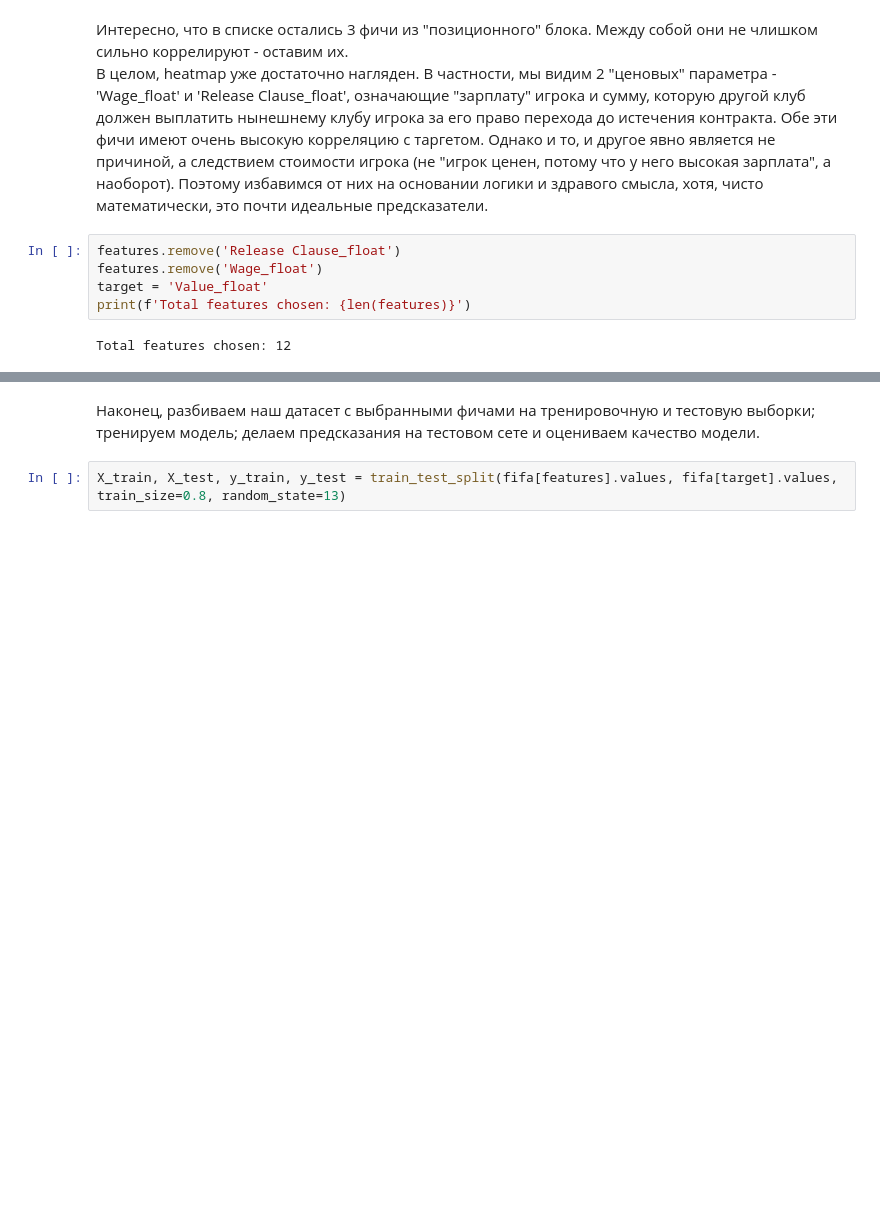
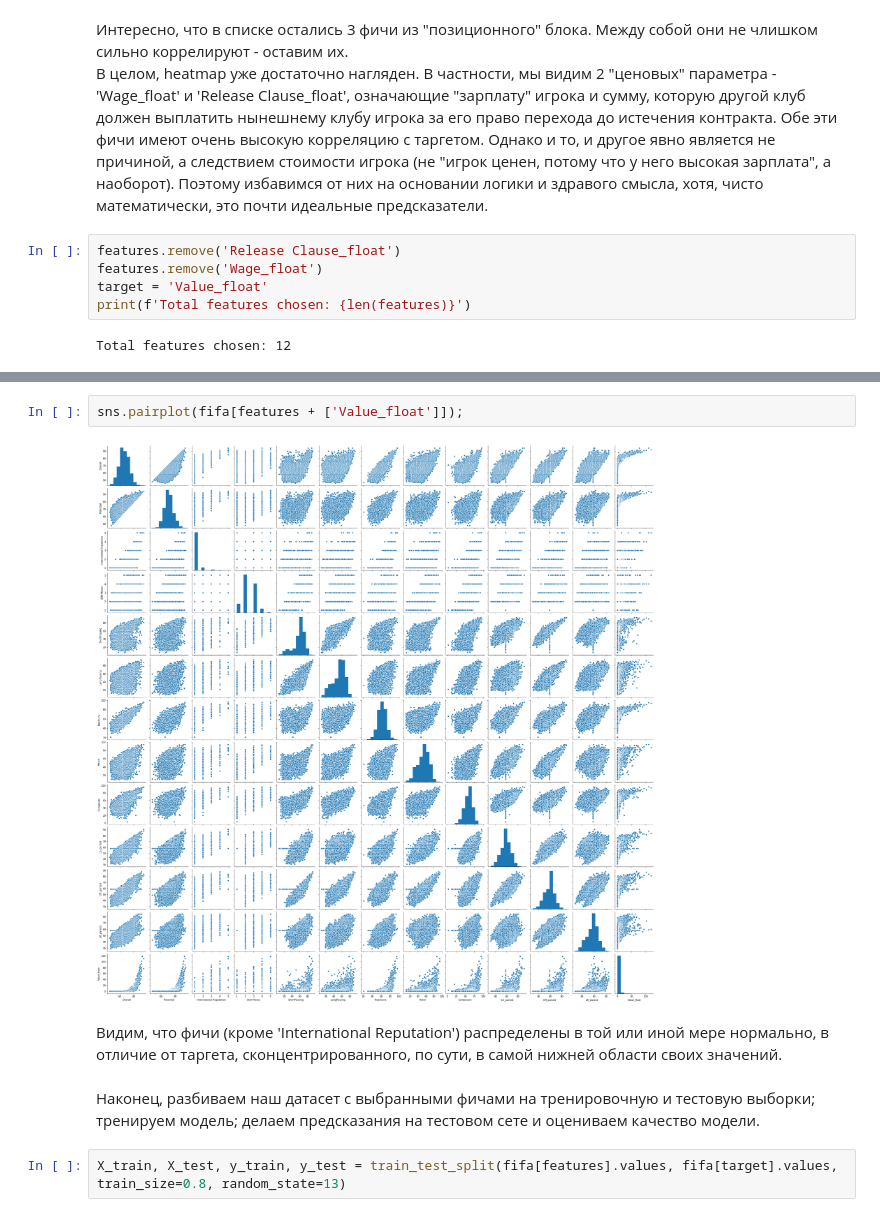
Before and after one commit to lect-ad/RSSchool_ML_intro, a Jupyter notebook: seminar_and_homework.ipynb, the cells around one changed output, grey strips where cells are left out. Saved outputs shown, nothing was run; the diff lists cells and outputs as text; blank space fills up the shorter version.

```diff
--- a/seminar_and_homework.ipynb
+++ b/seminar_and_homework.ipynb
@@ -784,3 +793,9 @@ Total features chosen: 12
+# %%
+sns.pairplot(fifa[features + ['Value_float']]);
+# %% [output]
+[figure, added]
+# %% [markdown]
+Видим, что фичи (кроме 'International Reputation') распределены в той или иной мере нормально, в отличие от таргета, сконцентрированного, по сути, в самой нижней области своих значений.
 # %% [markdown]
 Наконец, разбиваем наш датасет с выбранными фичами на тренировочную и тестовую выборки; тренируем модель; делаем предсказания на тестовом сете и оцениваем качество модели.
 # %%
```
Also changed, not shown: parts of 17 cells of this notebook.
